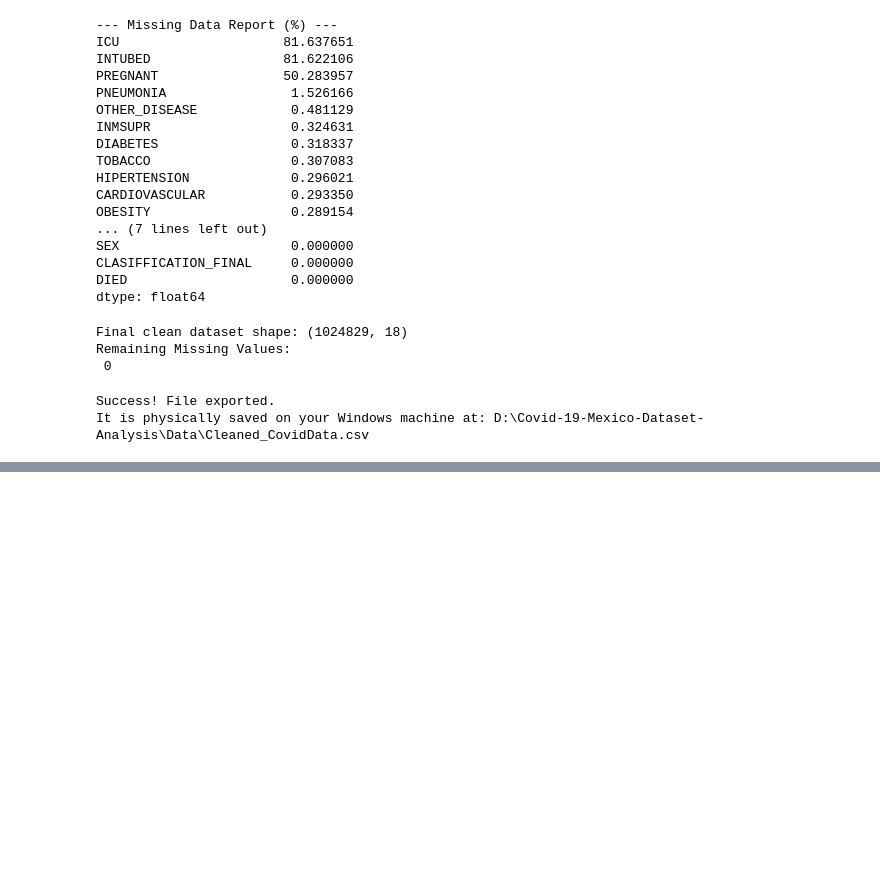
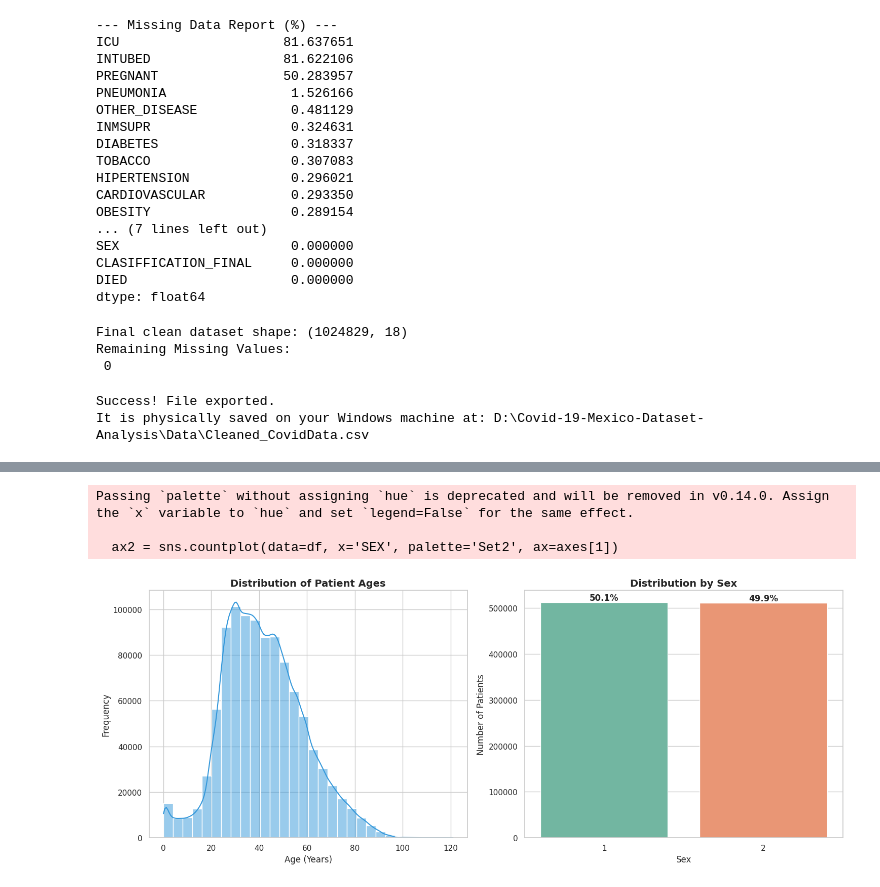
Before and after one commit to Rohit-Girhe/Covid-19-Mexico-Dataset-Analysis, a Jupyter notebook: Notebook/Cleaning_and_analysis.ipynb, the cells around one changed output, grey strips where cells are left out. Saved outputs shown, nothing was run; the diff lists cells and outputs as text; code cells hidden in the pictures; blank space fills up the shorter version.

```diff
--- a/Notebook/Cleaning_and_analysis.ipynb
+++ b/Notebook/Cleaning_and_analysis.ipynb
@@ -231,0 +302,37 @@ It is physically saved on your Windows machine at: D:\Covid-19-Mexico-Dataset-An
+# %%
+# Set visual style
+sns.set_theme(style="whitegrid")
+
+# Create a figure with two subplots side-by-side
+fig, axes = plt.subplots(1, 2, figsize=(15, 6))
+
+# --- Plot 1: Age Distribution (Continuous) ---
+sns.histplot(data=df, x='AGE', bins=30, kde=True, color='#3498DB', ax=axes[0])
+axes[0].set_title('Distribution of Patient Ages', fontsize=14, fontweight='bold')
+axes[0].set_xlabel('Age (Years)', fontsize=12)
+axes[0].set_ylabel('Frequency', fontsize=12)
+
+# --- Plot 2: Sex Distribution (Categorical) ---
+# Assuming 'SEX' is encoded as 1 (e.g., Female) and 2 (e.g., Male)
+ax2 = sns.countplot(data=df, x='SEX', palette='Set2', ax=axes[1])
+axes[1].set_title('Distribution by Sex', fontsize=14, fontweight='bold')
+axes[1].set_xlabel('Sex', fontsize=12)
+axes[1].set_ylabel('Number of Patients', fontsize=12)
+
+# Add percentages to the Sex bar chart
+total_sex = len(df)
+for p in ax2.patches:
+    height = p.get_height()
+    percentage = f'{100 * height / total_sex:.1f}%'
+    ax2.annotate(percentage,
+                (p.get_x() + p.get_width() / 2., height),
+                ha='center', va='bottom',
+                fontsize=12, fontweight='bold')
+
+plt.tight_layout()
+plt.show()
+# %% [output]
+Passing `palette` without assigning `hue` is deprecated and will be removed in v0.14.0. Assign the `x` variable to `hue` and set `legend=False` for the same effect.
+
+  ax2 = sns.countplot(data=df, x='SEX', palette='Set2', ax=axes[1])
+[figure, added]
```
Also changed, not shown: parts of 9 cells of this notebook.
